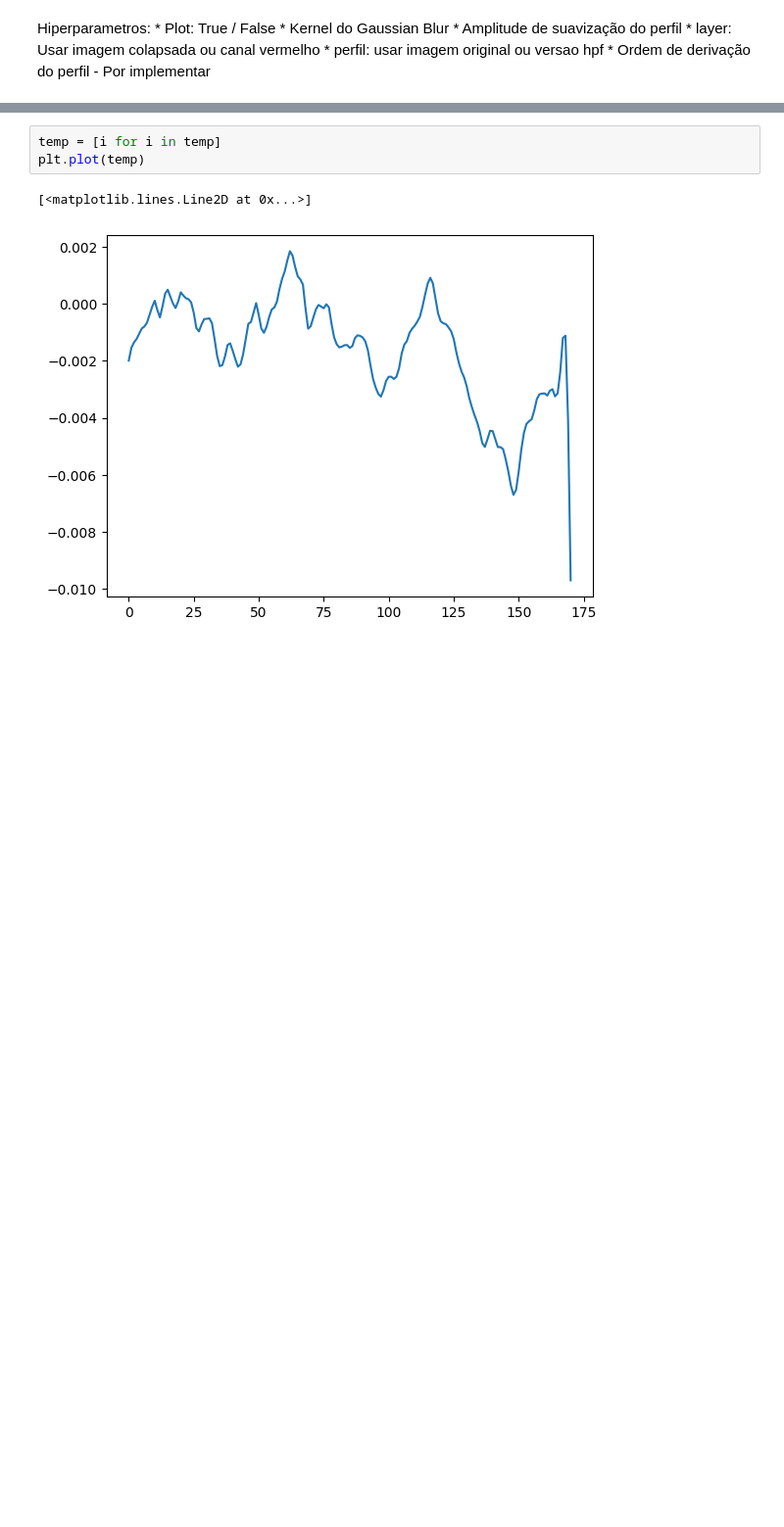
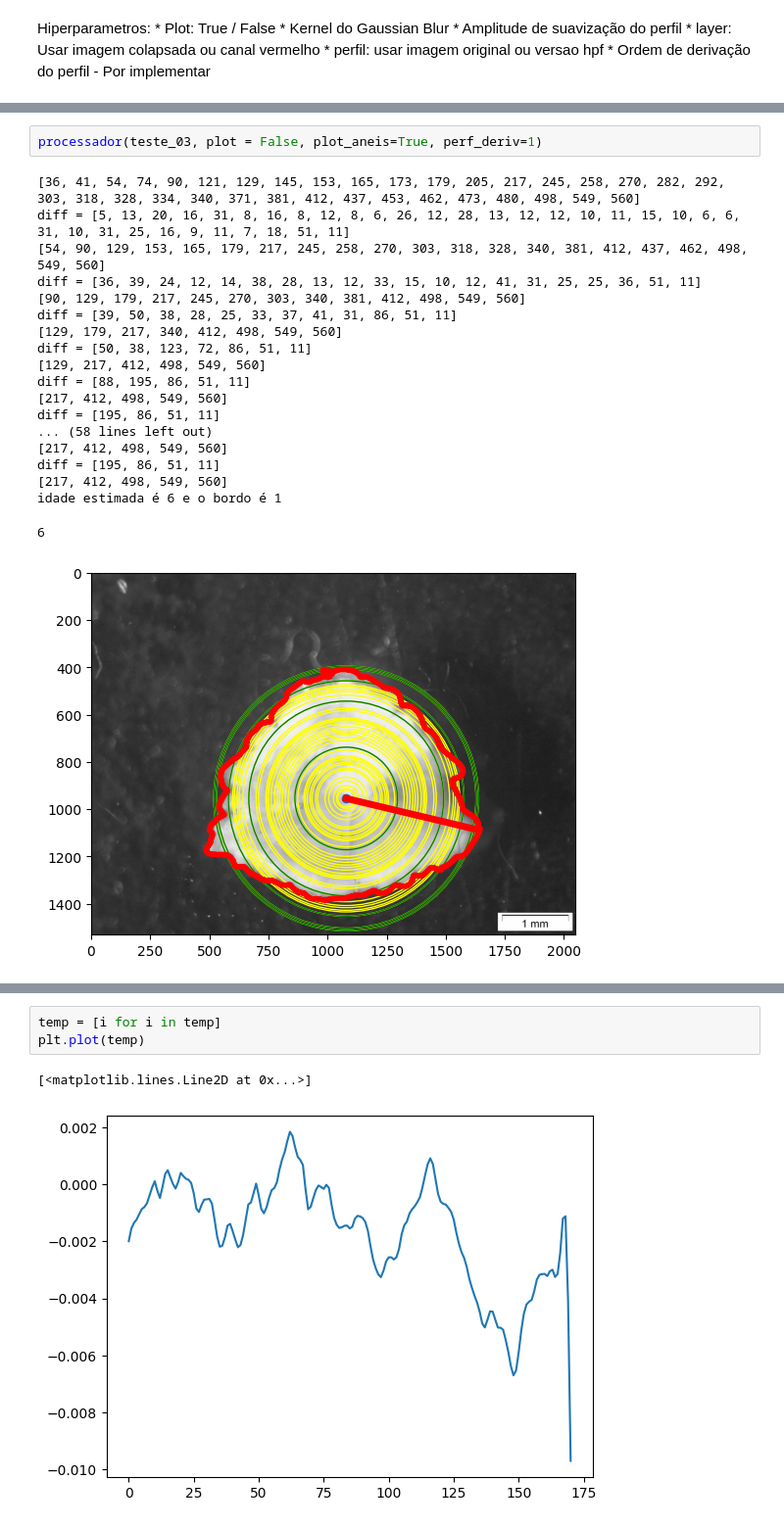
Before and after one commit to AJSRocha/msc_ds_vc, a Jupyter notebook: progress_report.ipynb, the cells around one changed output, grey strips where cells are left out. Shown at 98% size. Drawn from its saved outputs; the diff is of its cells as text; blank space fills up the shorter version.

```diff
--- a/progress_report.ipynb
+++ b/progress_report.ipynb
@@ -305,4 +314,26 @@ def processador(imagem,
     #return age, bordo, res[1], diff, nova_diff
+# %%
+processador(teste_03, plot = False, plot_aneis=True, perf_deriv=1)
+# %% [output]
+[36, 41, 54, 74, 90, 121, 129, 145, 153, 165, 173, 179, 205, 217, 245, 258, 270, 282, 292, 303, 318, 328, 334, 340, 371, 381, 412, 437, 453, 462, 473, 480, 498, 549, 560]
+diff = [5, 13, 20, 16, 31, 8, 16, 8, 12, 8, 6, 26, 12, 28, 13, 12, 12, 10, 11, 15, 10, 6, 6, 31, 10, 31, 25, 16, 9, 11, 7, 18, 51, 11]
+[54, 90, 129, 153, 165, 179, 217, 245, 258, 270, 303, 318, 328, 340, 381, 412, 437, 462, 498, 549, 560]
+diff = [36, 39, 24, 12, 14, 38, 28, 13, 12, 33, 15, 10, 12, 41, 31, 25, 25, 36, 51, 11]
+[90, 129, 179, 217, 245, 270, 303, 340, 381, 412, 498, 549, 560]
+diff = [39, 50, 38, 28, 25, 33, 37, 41, 31, 86, 51, 11]
+[129, 179, 217, 340, 412, 498, 549, 560]
+diff = [50, 38, 123, 72, 86, 51, 11]
+[129, 217, 412, 498, 549, 560]
+diff = [88, 195, 86, 51, 11]
+[217, 412, 498, 549, 560]
+diff = [195, 86, 51, 11]
+... (58 lines left out)
+[217, 412, 498, 549, 560]
+diff = [195, 86, 51, 11]
+[217, 412, 498, 549, 560]
+idade estimada é 6 e o bordo é 1
+6
+[figure, added]
 # %%
 temp = processador(io.imread(('photos/bios/'+dados['file'][100])),
             plot=False,
```
Also changed, not shown: parts of 6 cells of this notebook, 1 other file.
